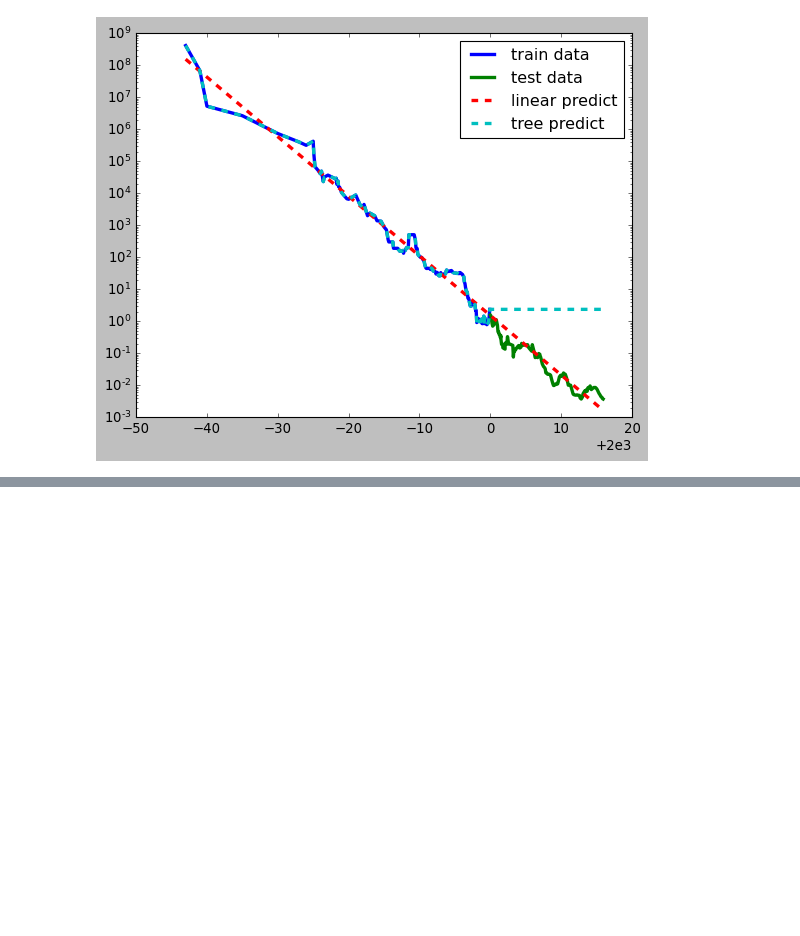
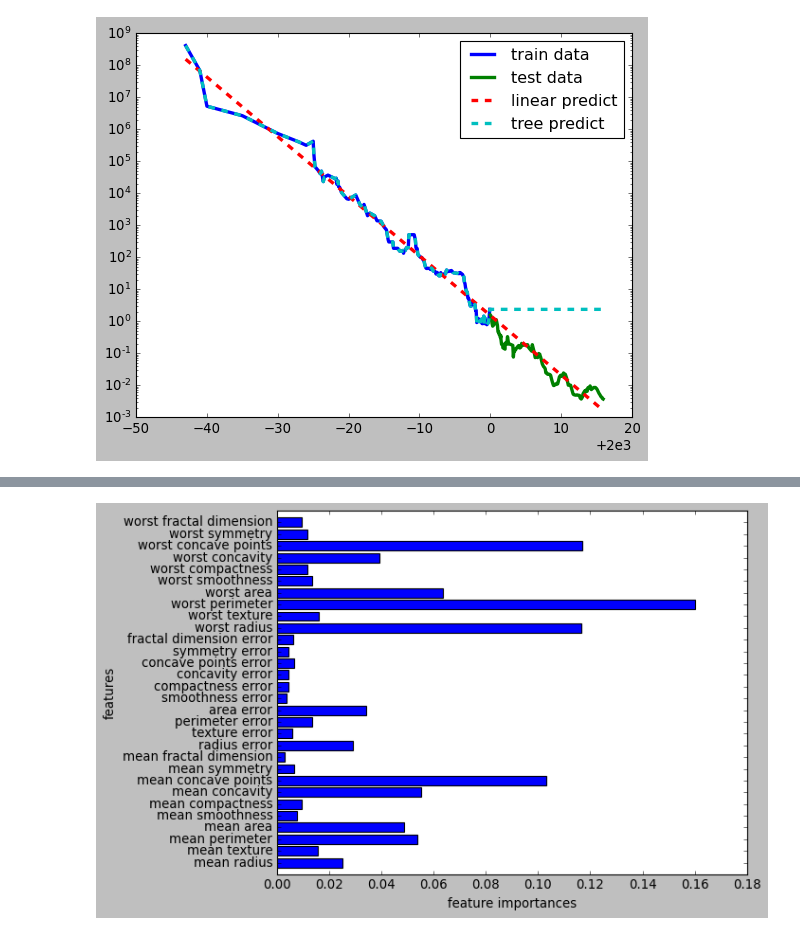
Before and after one commit to Hosung-Ahn/IntroducingML, a Jupyter notebook: Chpter2-supervised_learning/Decision Tree.ipynb, the cells around one changed output, grey strips where cells are left out. Cells and saved outputs as stored; diff of their text form; code cells hidden in the pictures; blank space fills up the shorter version.

```diff
--- a/Chpter2-supervised_learning/Decision Tree.ipynb
+++ b/Chpter2-supervised_learning/Decision Tree.ipynb
@@ -142,0 +193,4 @@ plt.legend()
+# %%
+plot_feature_importances_cancer(forest)
+# %% [output]
+[figure, added]
```
Also changed, not shown: parts of 10 cells of this notebook.
